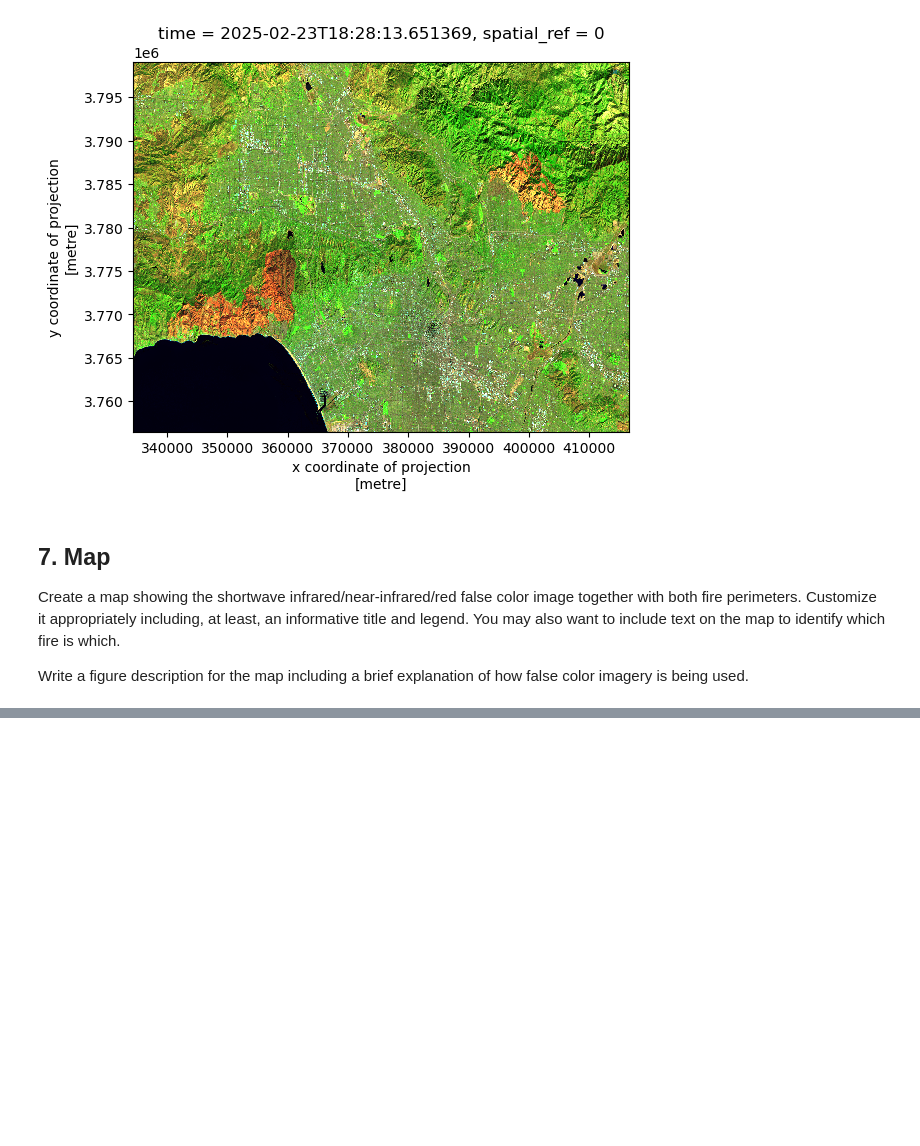
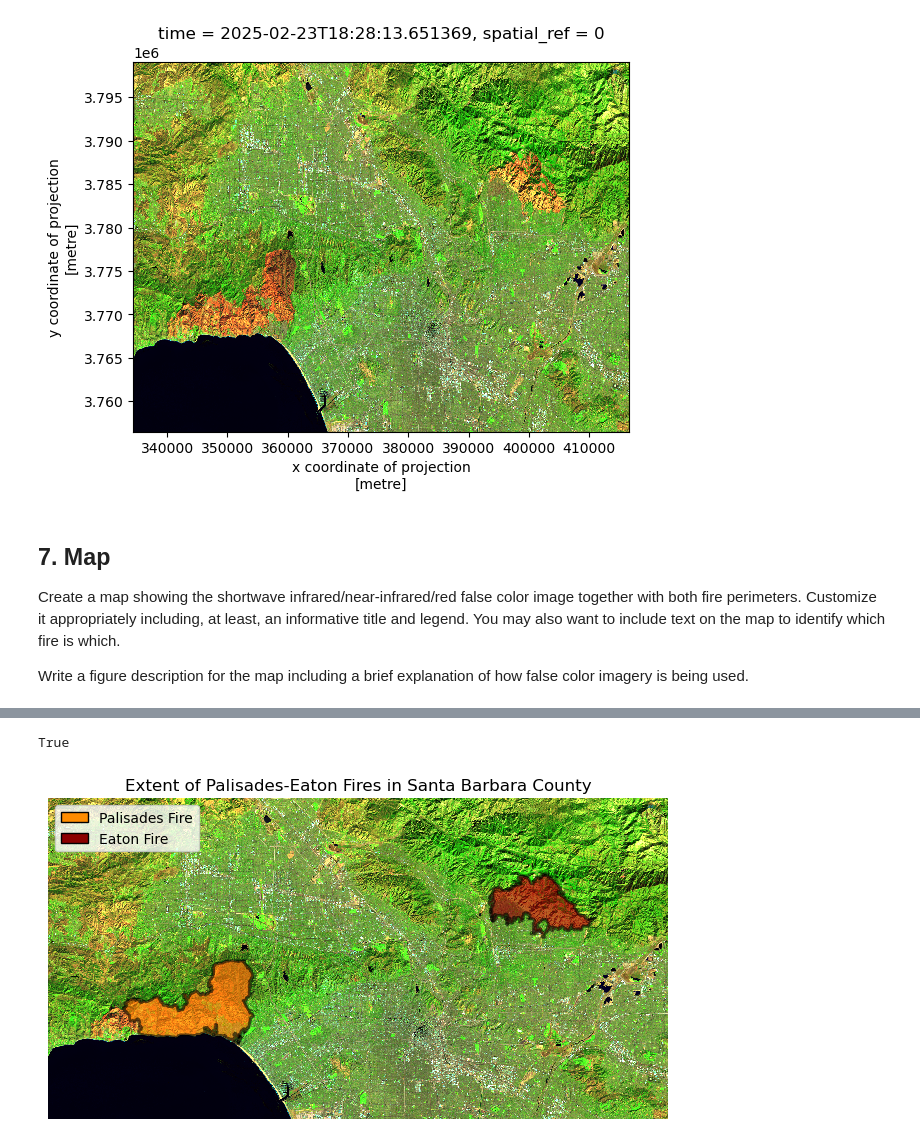
Before and after one commit to vedikaS-byte/eds220-hwk4, a Jupyter notebook: hwk4-task2-false-color-SHIRTEKAR.ipynb, the cells around one changed output, grey strips where cells are left out. Saved outputs shown, nothing was run; the diff lists cells and outputs as text; code cells hidden in the pictures; blank space fills up the shorter version.

Commit message:
Completed map of extent of fires and reprojected CRS of each geospatial object to match.

```diff
--- a/hwk4-task2-false-color-SHIRTEKAR.ipynb
+++ b/hwk4-task2-false-color-SHIRTEKAR.ipynb
@@ -206,0 +231,39 @@ Write a figure description for the map including a brief explanation of how fals
+# %%
+crs_raster = palisades_eaton.rio.crs
+# %%
+palisades = palisades.to_crs(crs_raster)
+# %%
+eaton = eaton.to_crs(crs_raster)
+# %%
+palisades.crs == eaton.crs
+# %% [output]
+True
+# %%
+fig, ax = plt.subplots(figsize = (8,10))
+
+# Define bands of interest
+bands = palisades_eaton[["swir22", "nir08","blue"]].to_array().fillna(0)
+
+bands.plot.imshow(
+    ax = ax, # Assign axis
+    robust = True # No cloud cover
+    )
+
+# Manually add patches for legend reference
+palisades_patch = mpatches.Patch(facecolor = "darkorange", edgecolor = "black", label = "Palisades Fire")
+eaton_patch = mpatches.Patch(facecolor = "darkred", edgecolor = "black", label = "Eaton Fire")
+
+# Plot each fire perimeter
+palisades.plot(ax = ax, facecolor = "darkorange", edgecolor = "black", label = "Palisades Fire", alpha = .6, linewidth= 2)
+eaton.plot(ax = ax, facecolor = "darkred", edgecolor = "black", label = "Eaton Fire", alpha = .6, linewidth = 2)
+
+# Add legend
+ax.legend(handles = [palisades_patch, eaton_patch], loc = "upper left")
+
+ax.set_title("Extent of Palisades-Eaton Fires in Santa Barbara County")
+ax.set_axis_off()
+#ax.set_xlabel("Longitude (degrees)")
+#ax.set_ylabel("Latitude (degrees)")
+plt.show()
+# %% [output]
+[figure, added]
```
Also changed, not shown: parts of 6 cells of this notebook.
